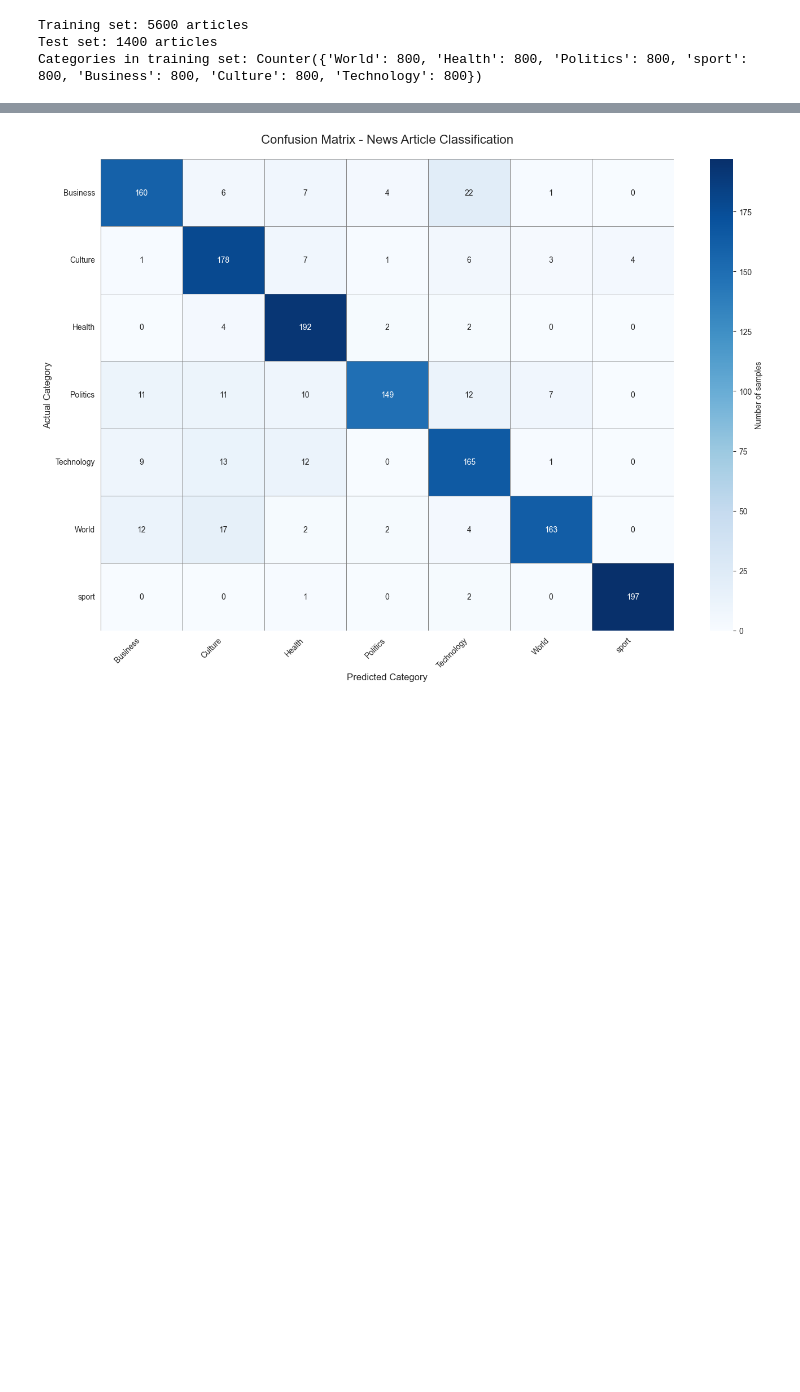
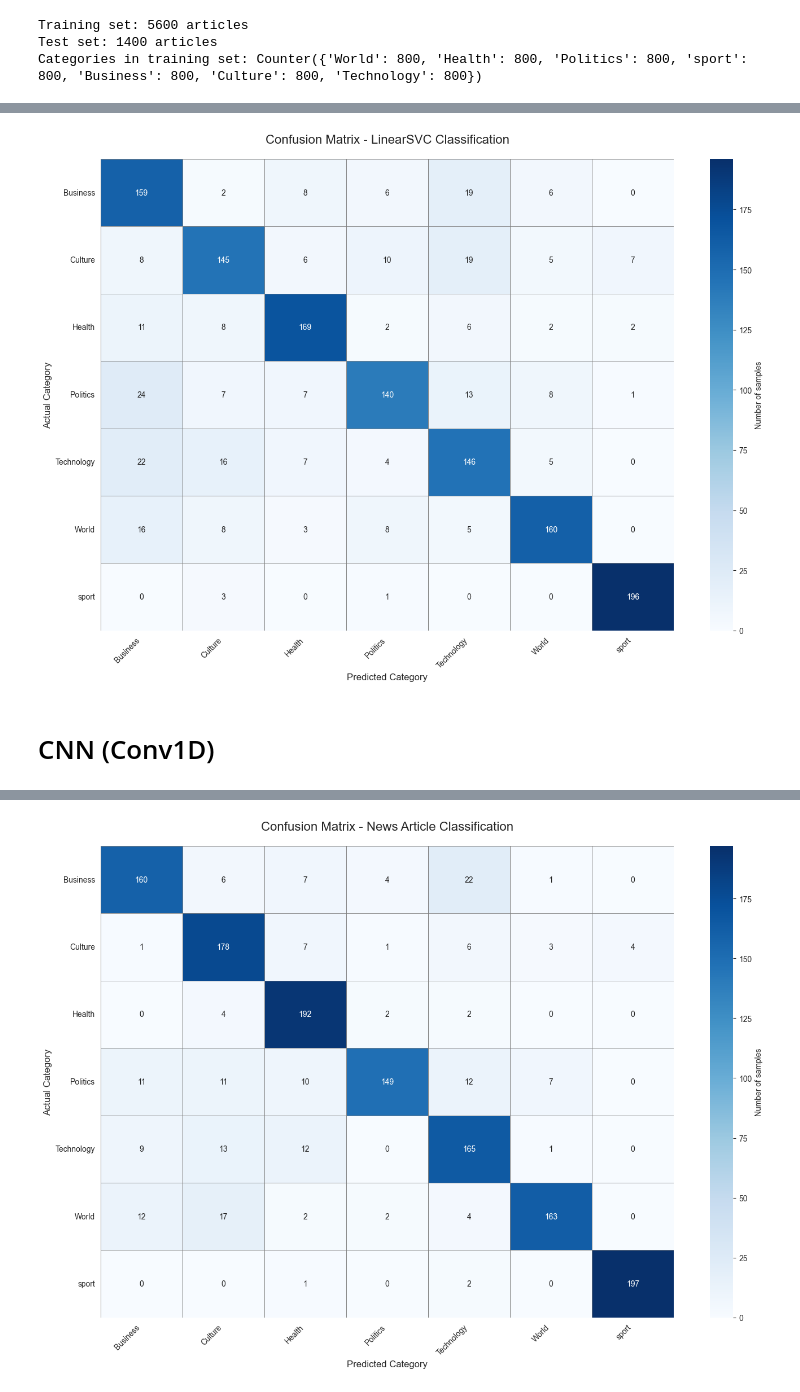
Before and after one commit to Klonotoros/Data-Mining, a Jupyter notebook: newsClassifier.ipynb, the cells around one changed output, grey strips where cells are left out. Cells and saved outputs as stored; diff of their text form; code cells hidden in the pictures; blank space fills up the shorter version.

```diff
--- a/newsClassifier.ipynb
+++ b/newsClassifier.ipynb
@@ -121,0 +194,4 @@ Overall Accuracy: 86.00%
+# %%
+svc_predictions = linear_svc_classifier.predict(X_test)
+
+display_classification_metrics(y_test, svc_predictions)
@@ -121,0 +208,6 @@ Overall Accuracy: 86.00%
+# %%
+plot_confusion_matrix(y_test, svc_predictions, title='Confusion Matrix - LinearSVC Classification')
+# %% [output]
+[figure, added]
+# %% [markdown]
+# CNN (Conv1D)
```
Also changed, not shown: parts of 28 cells of this notebook.
